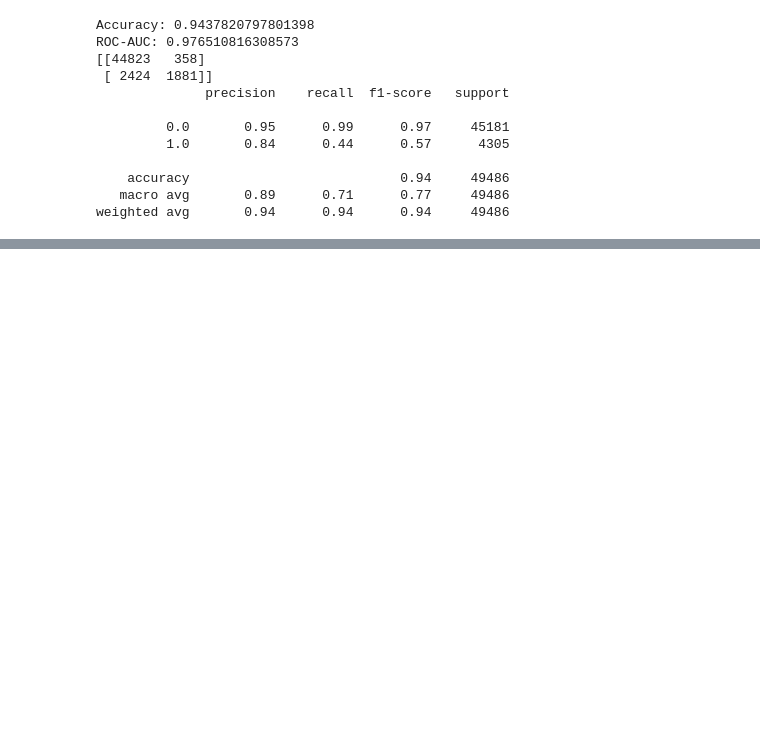
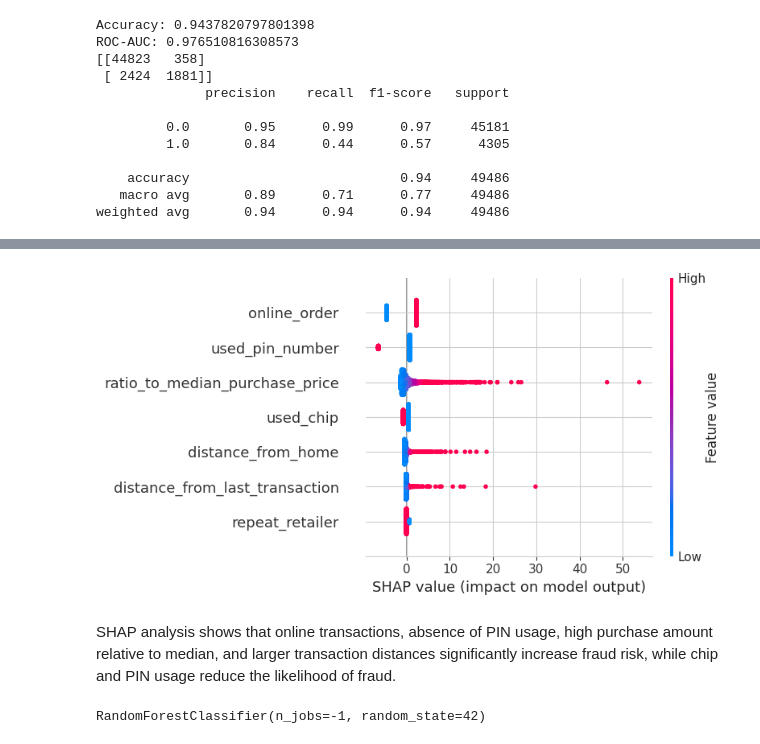
Before and after one commit to madhuh1210/sf-intern, a Jupyter notebook: madhuintern.ipynb, the cells around one changed output, grey strips where cells are left out. Cells and saved outputs as stored; diff of their text form; code cells hidden in the pictures; blank space fills up the shorter version.

```diff
--- a/madhuintern.ipynb
+++ b/madhuintern.ipynb
@@ -836,0 +887,5 @@ weighted avg       0.94      0.94      0.94     49486
+# %%
+from sklearn.linear_model import LogisticRegression
+
+log_reg = LogisticRegression(max_iter=1000)
+log_reg.fit(X_train, y_train)
@@ -836,0 +952,13 @@ weighted avg       0.94      0.94      0.94     49486
+# %%
+import shap
+model = log_reg
+# %%
+explainer = shap.LinearExplainer(model, X_train)
+# %%
+shap_values = explainer.shap_values(X_test)
+# %%
+shap.summary_plot(shap_values, X_test)
+# %% [output]
+[figure, added]
+# %% [markdown]
+SHAP analysis shows that online transactions, absence of PIN usage, high purchase amount relative to median, and larger transaction distances significantly increase fraud risk, while chip and PIN usage reduce the likelihood of fraud.
@@ -836,0 +977,12 @@ weighted avg       0.94      0.94      0.94     49486
+# %%
+from sklearn.ensemble import RandomForestClassifier
+
+rf = RandomForestClassifier(
+    n_estimators=100,
+    random_state=42,
+    n_jobs=-1
+)
+
+rf.fit(X_train, y_train)
+# %% [output]
+RandomForestClassifier(n_jobs=-1, random_state=42)
```
Also changed, not shown: parts of 35 cells of this notebook.
